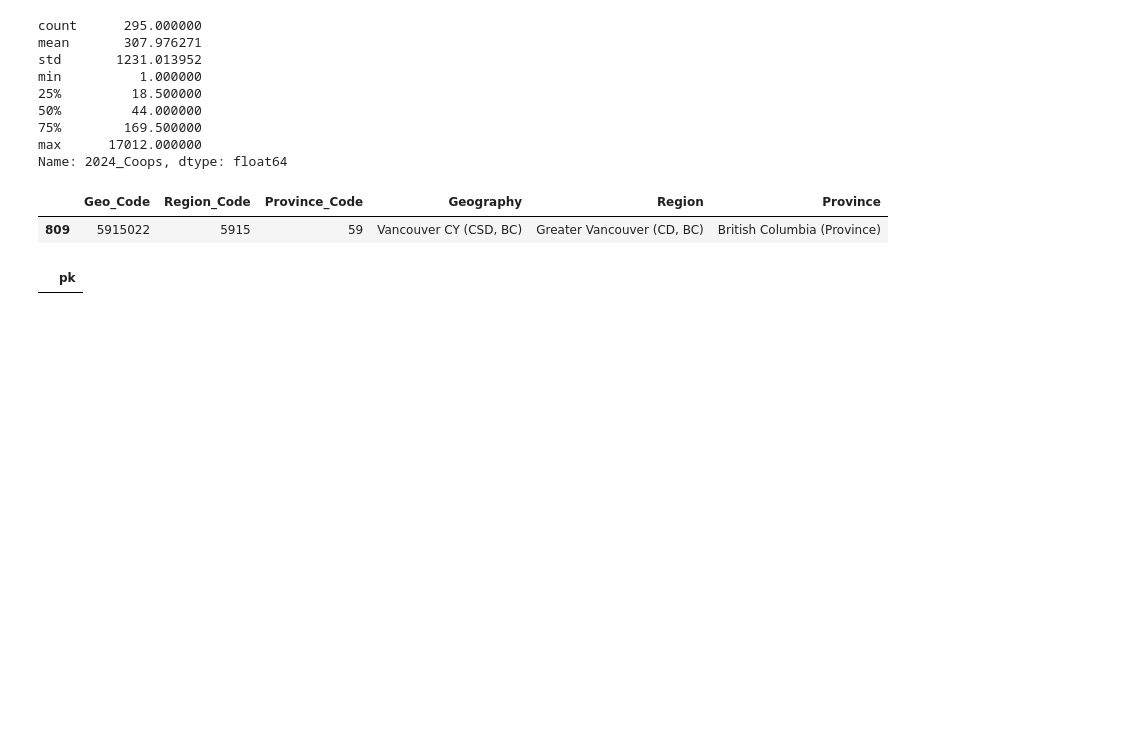
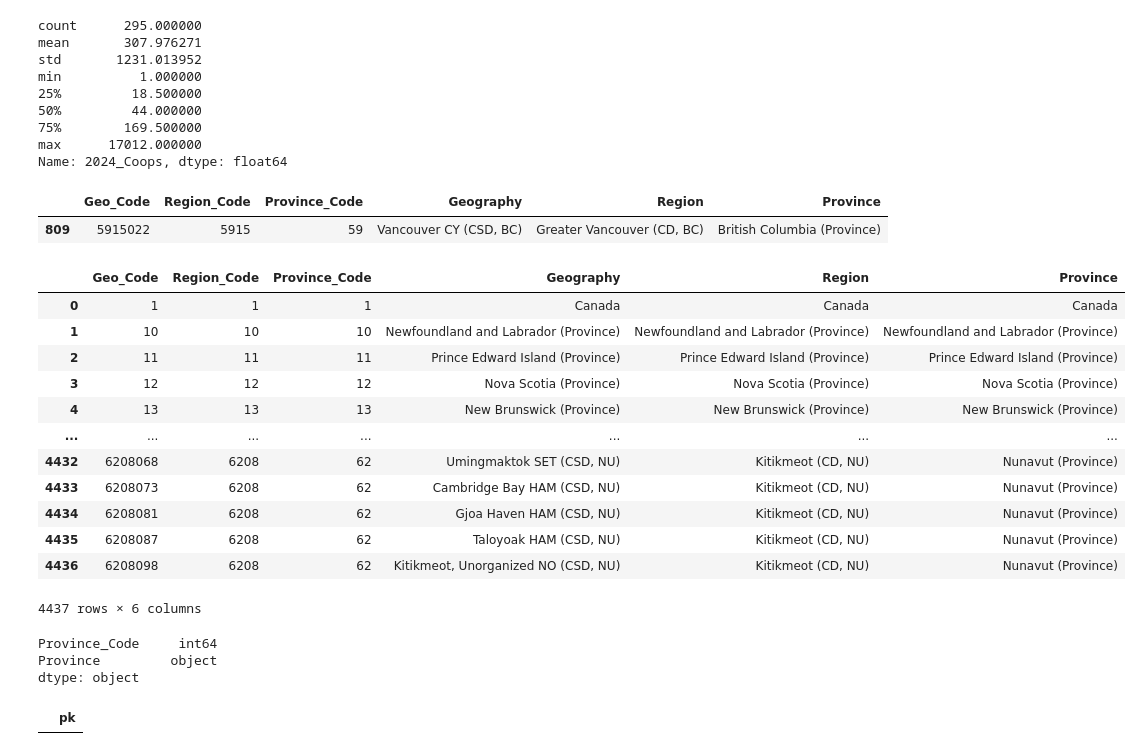
Before and after one commit to rigsby-HART/HICC-Dashboard, a Jupyter notebook: helper/TablesPrep.ipynb, the cells around one changed output. Saved outputs shown, nothing was run; the diff lists cells and outputs as text; code cells hidden in the pictures; blank space fills up the shorter version.

```diff
--- a/helper/TablesPrep.ipynb
+++ b/helper/TablesPrep.ipynb
@@ -194,7 +219,31 @@ from sqlalchemy import create_engine, inspect
 import os
 import pandas as pd
 # current_dir = os.path.dirname(os.path.abspath(__file__))
-engine_new = create_engine('sqlite:///../sources//hicc.db')
+engine_old = create_engine('sqlite:///../sources//old_hart.db')
+# %%
+mapped_geo_code = pd.read_sql_table('geocodes_integrated', engine_old.connect())
+mapped_geo_code
+# %% [output]
+|  | Geo_Code | Region_Code | Province_Code | Geography | Region | Province |
+| 0 | 1 | 1 | 1 | Canada | Canada | Canada |
+| 1 | 10 | 10 | 10 | Newfoundland and Labrador (Province) | Newfoundland and Labrador (Province) | Newfoundland and Labrador (Province) |
+| 2 | 11 | 11 | 11 | Prince Edward Island (Province) | Prince Edward Island (Province) | Prince Edward Island (Province) |
+| 3 | 12 | 12 | 12 | Nova Scotia (Province) | Nova Scotia (Province) | Nova Scotia (Province) |
+| 4 | 13 | 13 | 13 | New Brunswick (Province) | New Brunswick (Province) | New Brunswick (Province) |
+| ... | ... | ... | ... | ... | ... | ... |
+| 4432 | 6208068 | 6208 | 62 | Umingmaktok SET (CSD, NU) | Kitikmeot (CD, NU) | Nunavut (Province) |
+| 4433 | 6208073 | 6208 | 62 | Cambridge Bay HAM (CSD, NU) | Kitikmeot (CD, NU) | Nunavut (Province) |
+| 4434 | 6208081 | 6208 | 62 | Gjoa Haven HAM (CSD, NU) | Kitikmeot (CD, NU) | Nunavut (Province) |
+| 4435 | 6208087 | 6208 | 62 | Taloyoak HAM (CSD, NU) | Kitikmeot (CD, NU) | Nunavut (Province) |
+| 4436 | 6208098 | 6208 | 62 | Kitikmeot, Unorganized NO (CSD, NU) | Kitikmeot (CD, NU) | Nunavut (Province) |
+4437 rows × 6 columns
+# %%
+df_region_list = pd.read_sql_table('provincecodes', engine_old.connect())
+df_region_list.dtypes
+# %% [output]
+Province_Code     int64
+Province         object
+dtype: object
 # %%
 output_1a = pd.read_sql_table('Output_1a', engine_new.connect())
 output_1a
```
Also changed, not shown: parts of 3 cells of this notebook, 3 other files.
